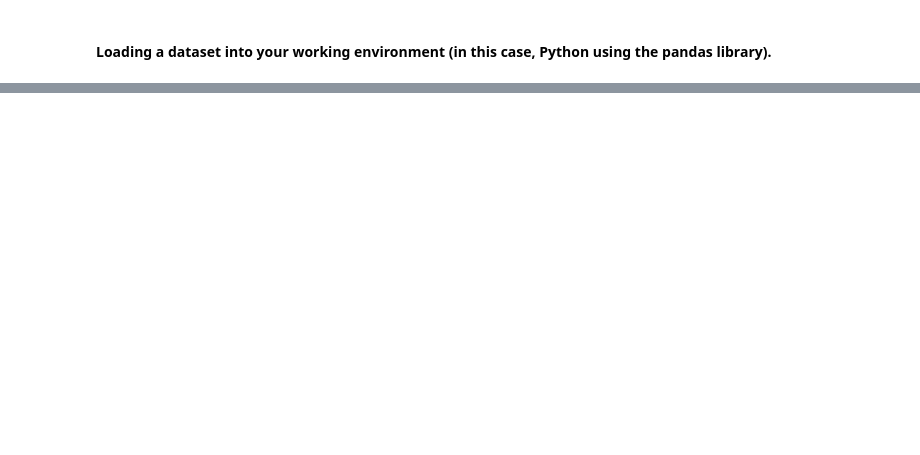
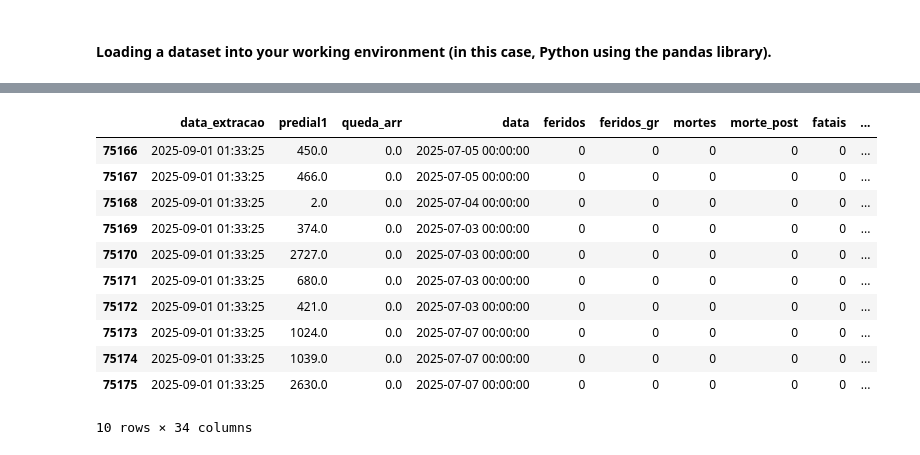
Before and after one commit to MaykInvest/Traffic-Accident-Analysis-in-Porto-Alegre, a Jupyter notebook: analysis.ipynb, the cells around one changed output, grey strips where cells are left out. Cells and saved outputs as stored; diff of their text form; code cells hidden in the pictures; blank space fills up the shorter version.

```diff
--- a/analysis.ipynb
+++ b/analysis.ipynb
@@ -74,0 +77,16 @@ df.head()
+# %%
+# Displays the last five rows of the dataset to inspect the ending records and check for inconsistencies
+df.tail(10)
+# %% [output]
+|  | data_extracao | predial1 | queda_arr | data | feridos | feridos_gr | mortes | morte_post | fatais | ... |
+| 75166 | 2025-09-01 01:33:25 | 450.0 | 0.0 | 2025-07-05 00:00:00 | 0 | 0 | 0 | 0 | 0 | ... |
+| 75167 | 2025-09-01 01:33:25 | 466.0 | 0.0 | 2025-07-05 00:00:00 | 0 | 0 | 0 | 0 | 0 | ... |
+| 75168 | 2025-09-01 01:33:25 | 2.0 | 0.0 | 2025-07-04 00:00:00 | 0 | 0 | 0 | 0 | 0 | ... |
+| 75169 | 2025-09-01 01:33:25 | 374.0 | 0.0 | 2025-07-03 00:00:00 | 0 | 0 | 0 | 0 | 0 | ... |
+| 75170 | 2025-09-01 01:33:25 | 2727.0 | 0.0 | 2025-07-03 00:00:00 | 0 | 0 | 0 | 0 | 0 | ... |
+| 75171 | 2025-09-01 01:33:25 | 680.0 | 0.0 | 2025-07-03 00:00:00 | 0 | 0 | 0 | 0 | 0 | ... |
+| 75172 | 2025-09-01 01:33:25 | 421.0 | 0.0 | 2025-07-03 00:00:00 | 0 | 0 | 0 | 0 | 0 | ... |
+| 75173 | 2025-09-01 01:33:25 | 1024.0 | 0.0 | 2025-07-07 00:00:00 | 0 | 0 | 0 | 0 | 0 | ... |
+| 75174 | 2025-09-01 01:33:25 | 1039.0 | 0.0 | 2025-07-07 00:00:00 | 0 | 0 | 0 | 0 | 0 | ... |
+| 75175 | 2025-09-01 01:33:25 | 2630.0 | 0.0 | 2025-07-07 00:00:00 | 0 | 0 | 0 | 0 | 0 | ... |
+10 rows × 34 columns
```
Also changed, not shown: parts of 15 cells of this notebook.
